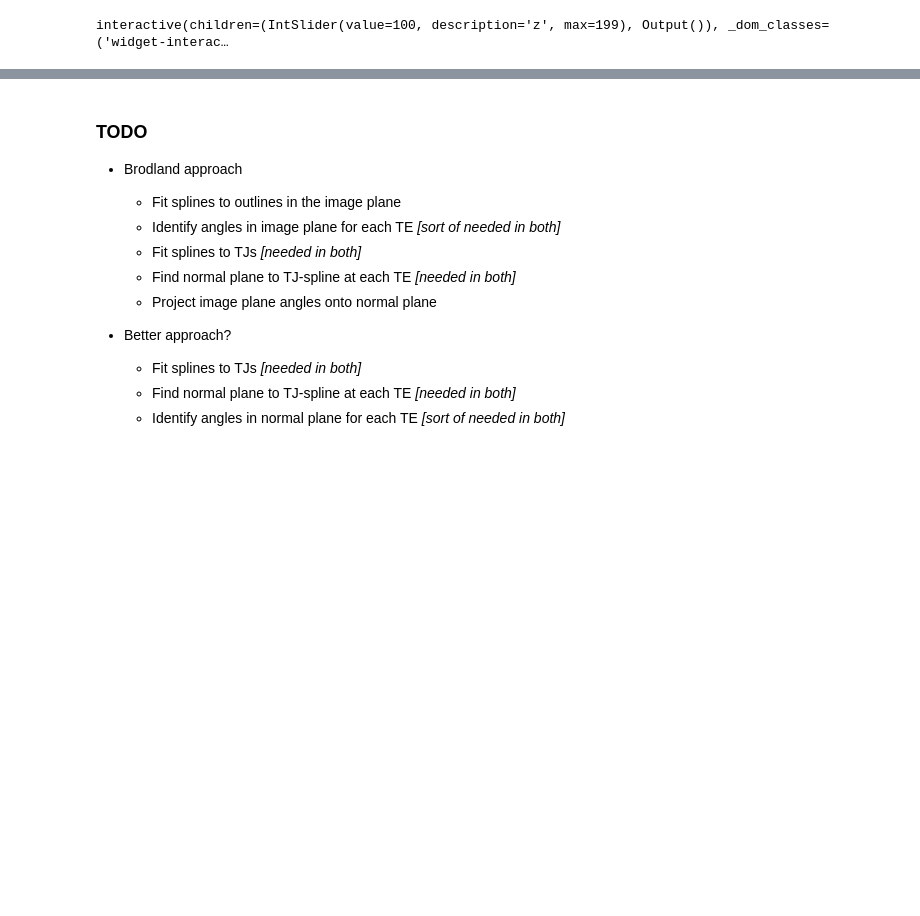
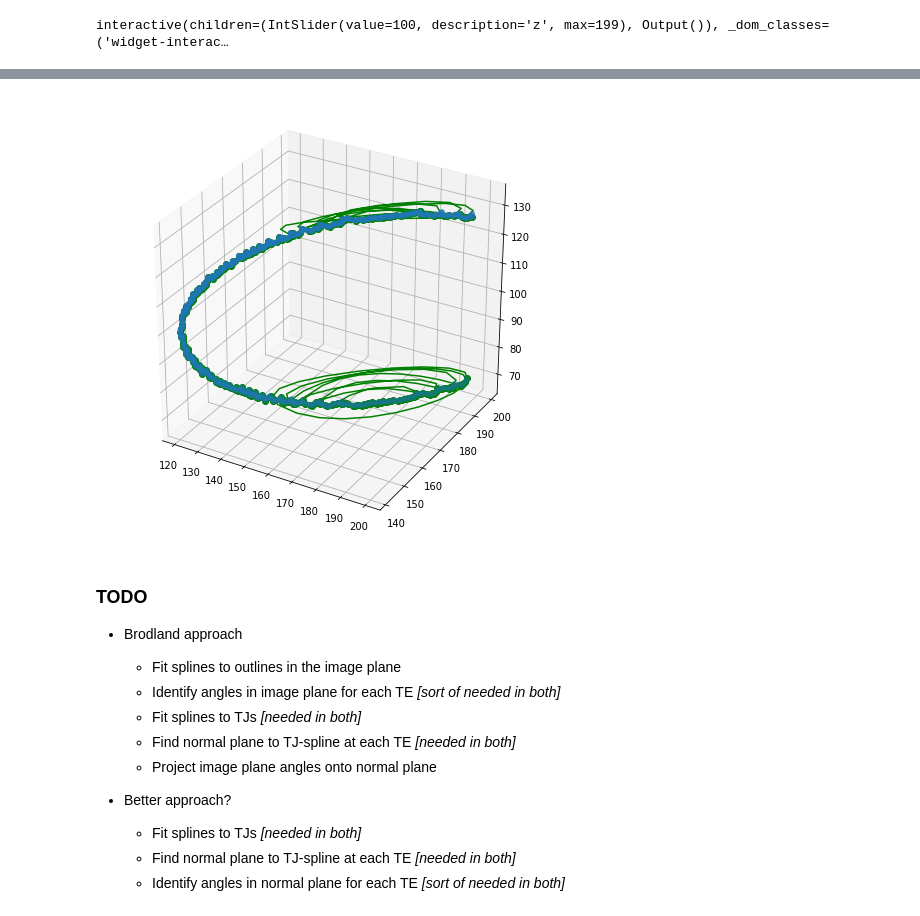
Before and after one commit to amarallab/pyCFI, a Jupyter notebook: notebooks/DEV_anglesJ.ipynb, the cells around one changed output, grey strips where cells are left out. Saved outputs shown, nothing was run; the diff lists cells and outputs as text; code cells hidden in the pictures; blank space fills up the shorter version.

```diff
--- a/notebooks/DEV_anglesJ.ipynb
+++ b/notebooks/DEV_anglesJ.ipynb
@@ -84,3 +240,22 @@ interactive(children=(IntSlider(value=100, description='z', max=199), Output()),
+# %%
+tck, u = scipolate.splprep([TJs[(0, 1, 2)][:,2],TJs[(0, 1, 2)][:,1],
+                                            TJs[(0, 1, 2)][:,0]], s=2)
+x_knots, y_knots, z_knots = scipolate.splev(tck[0], tck)
+u_fine = np.linspace(0,1,200)
+x_fine, y_fine, z_fine = scipolate.splev(u_fine, tck)
+
+fig2 = plt.figure(figsize = (8,8))
+ax3d = fig2.add_subplot(111, projection='3d')
+#ax3d.plot(x_true, y_true, z_true, 'b')
+#ax3d.plot(x_sample, y_sample, z_sample, 'r*')
+ax3d.plot(x_knots, y_knots, z_knots, 'go')
+ax3d.plot(x_fine, y_fine, z_fine, 'g')
+ax3d.scatter(TJs[(0, 1, 2)][:,2], TJs[(0, 1, 2)][:,1], TJs[(0, 1, 2)][:,0])
+
+fig2.show()
+plt.show()
+# %% [output]
+[figure, added]
 # %% [markdown]
 ### TODO
 
```
Also changed, not shown: parts of 18 cells of this notebook, 1 other file.
